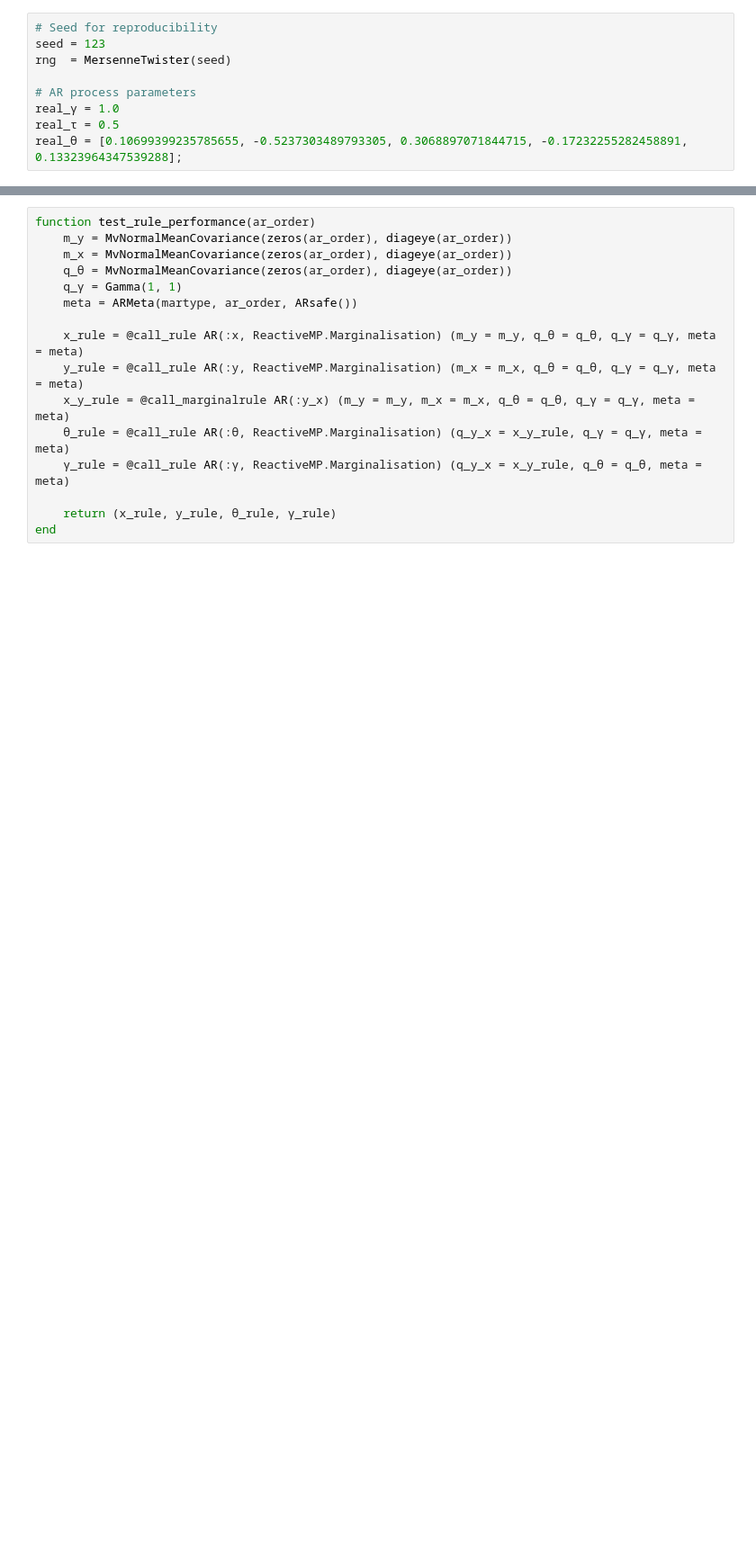
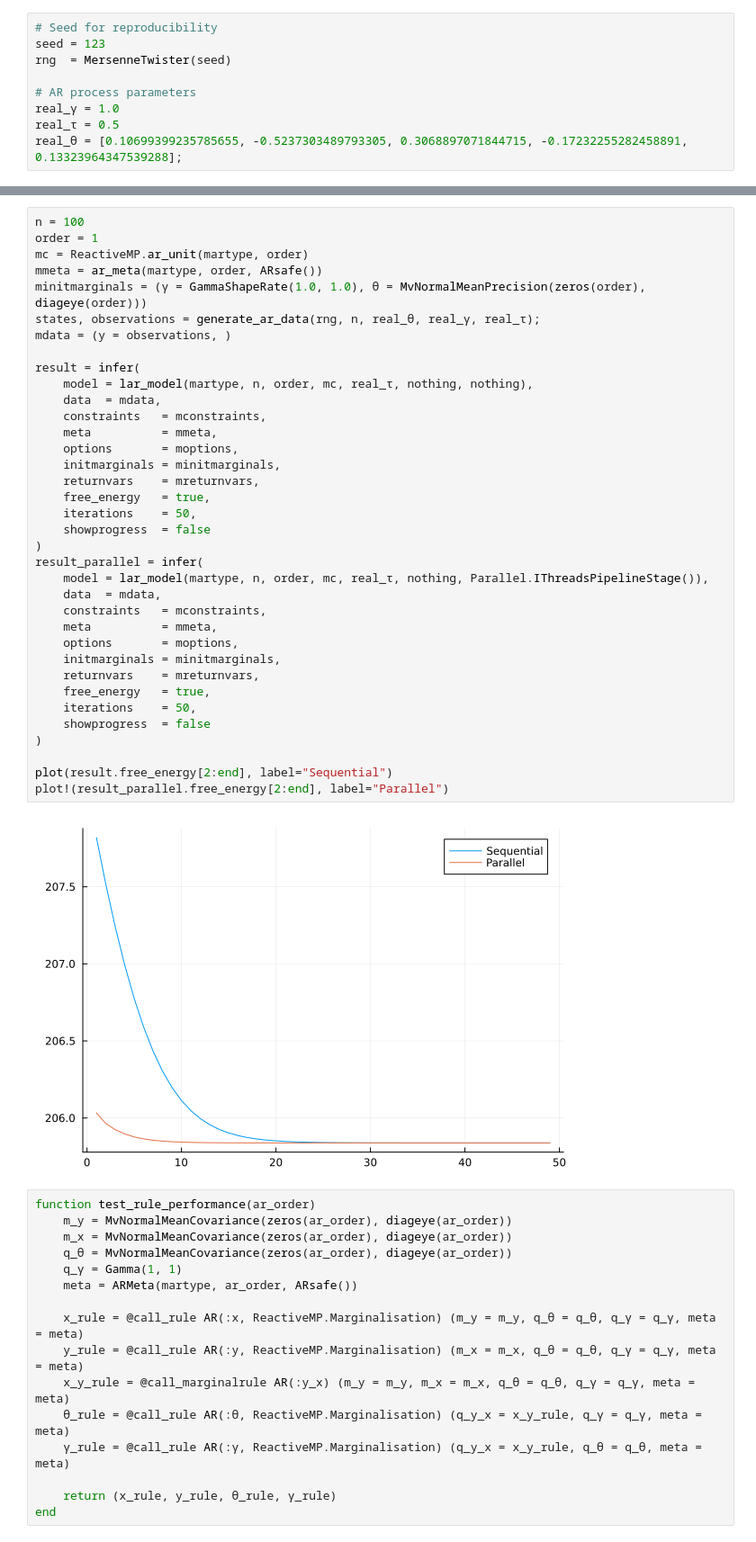
Before and after one commit to biaslab/ThesisParallelMP, a Jupyter notebook: benchmarks/autoregressive.ipynb, the cells around one changed output, grey strips where cells are left out. Shown at 90% size. Saved outputs shown, nothing was run; the diff lists cells and outputs as text; blank space fills up the shorter version.

```diff
--- a/benchmarks/autoregressive.ipynb
+++ b/benchmarks/autoregressive.ipynb
@@ -128,6 +141,44 @@ function run_test(prod_strategy, pipeline, order, n)
 end
 # %% [output]
 run_test (generic function with 1 method)
+# %%
+n = 100
+order = 1
+mc = ReactiveMP.ar_unit(martype, order)
+mmeta = ar_meta(martype, order, ARsafe())
+minitmarginals = (γ = GammaShapeRate(1.0, 1.0), θ = MvNormalMeanPrecision(zeros(order), diageye(order)))
+states, observations = generate_ar_data(rng, n, real_θ, real_γ, real_τ);
+mdata = (y = observations, )
+
+result = infer(
+    model = lar_model(martype, n, order, mc, real_τ, nothing, nothing),
+    data  = mdata,
+    constraints   = mconstraints,
+    meta          = mmeta,
+    options       = moptions,
+    initmarginals = minitmarginals,
+    returnvars    = mreturnvars,
+    free_energy   = true,
+    iterations    = 50,
+    showprogress  = false
+)
+result_parallel = infer(
+    model = lar_model(martype, n, order, mc, real_τ, nothing, Parallel.IThreadsPipelineStage()),
+    data  = mdata,
+    constraints   = mconstraints,
+    meta          = mmeta,
+    options       = moptions,
+    initmarginals = minitmarginals,
+    returnvars    = mreturnvars,
+    free_energy   = true,
+    iterations    = 50,
+    showprogress  = false
+)
+
+plot(result.free_energy[2:end], label="Sequential")
+plot!(result_parallel.free_energy[2:end], label="Parallel")
+# %% [output]
+[figure, added]
 # %%
 function test_rule_performance(ar_order)
 	m_y = MvNormalMeanCovariance(zeros(ar_order), diageye(ar_order))
```
Also changed, not shown: parts of 8 cells of this notebook, 2 other files.
